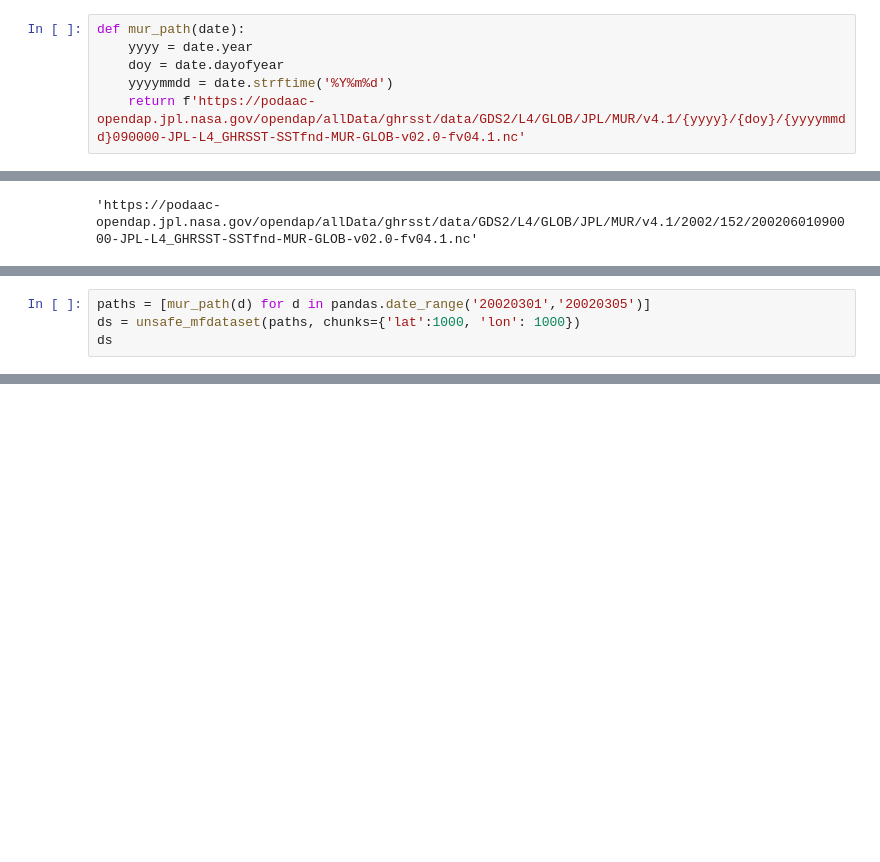
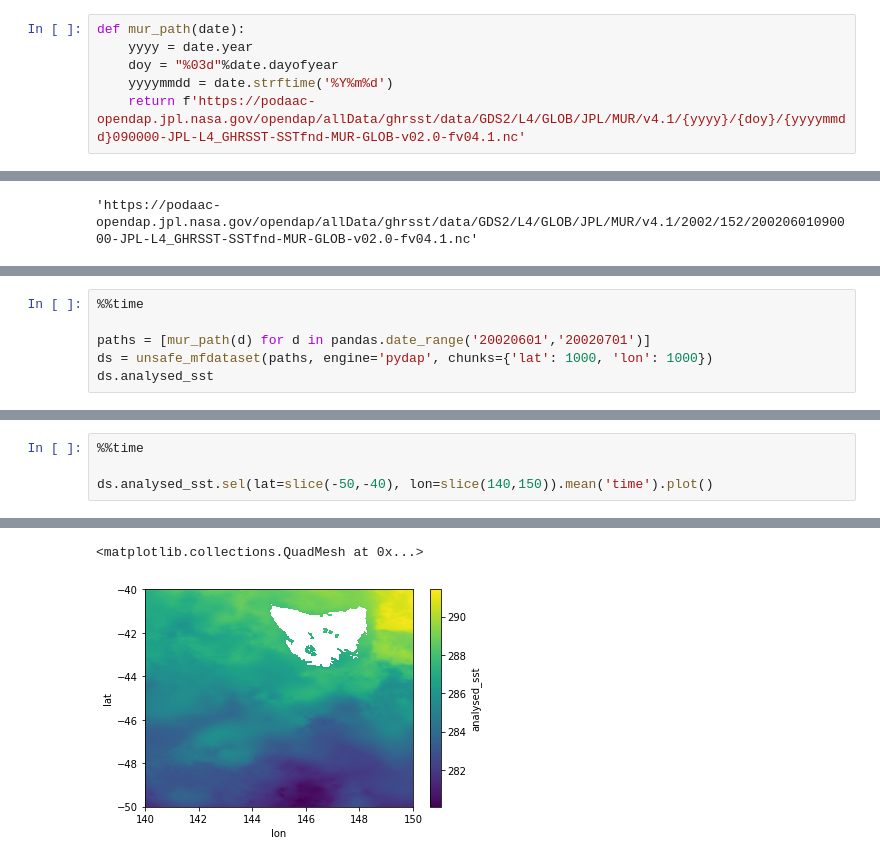
Before and after one commit to coecms/coecms-util, a Jupyter notebook: notebooks/unsafe_mfdataset.ipynb, the cells around one changed output, grey strips where cells are left out. Cells and saved outputs as stored; diff of their text form; blank space fills up the shorter version.

```diff
--- a/notebooks/unsafe_mfdataset.ipynb
+++ b/notebooks/unsafe_mfdataset.ipynb
@@ -71,7 +79,7 @@ MUR data has one file per day, with OpenDAP urls like
 # %%
 def mur_path(date):
     yyyy = date.year
-    doy = date.dayofyear
+    doy = "%03d"%date.dayofyear
     yyyymmdd = date.strftime('%Y%m%d')
     return f'https://podaac-opendap.jpl.nasa.gov/opendap/allData/ghrsst/data/GDS2/L4/GLOB/JPL/MUR/v4.1/{yyyy}/{doy}/{yyyymmdd}090000-JPL-L4_GHRSST-SSTfnd-MUR-GLOB-v02.0-fv04.1.nc'
 # %%
@@ -81,4 +93,6 @@ mur_path(pandas.to_datetime('20020601'))
 # %%
-paths = [mur_path(d) for d in pandas.date_range('20020301','20020305')]
-ds = unsafe_mfdataset(paths, chunks={'lat':1000, 'lon': 1000})
-ds
+%%time
+
+paths = [mur_path(d) for d in pandas.date_range('20020601','20020701')]
+ds = unsafe_mfdataset(paths, engine='pydap', chunks={'lat': 1000, 'lon': 1000})
+ds.analysed_sst
@@ -84,0 +102,5 @@ ds
+# %%
+%%time
+
+ds.analysed_sst.sel(lat=slice(-50,-40), lon=slice(140,150)).mean('time').plot()
+# %% [output]
@@ -84,0 +109,2 @@ ds
+<matplotlib.collections.QuadMesh at 0x...>
+[figure, added]
```
Also changed, not shown: parts of 10 cells of this notebook.
